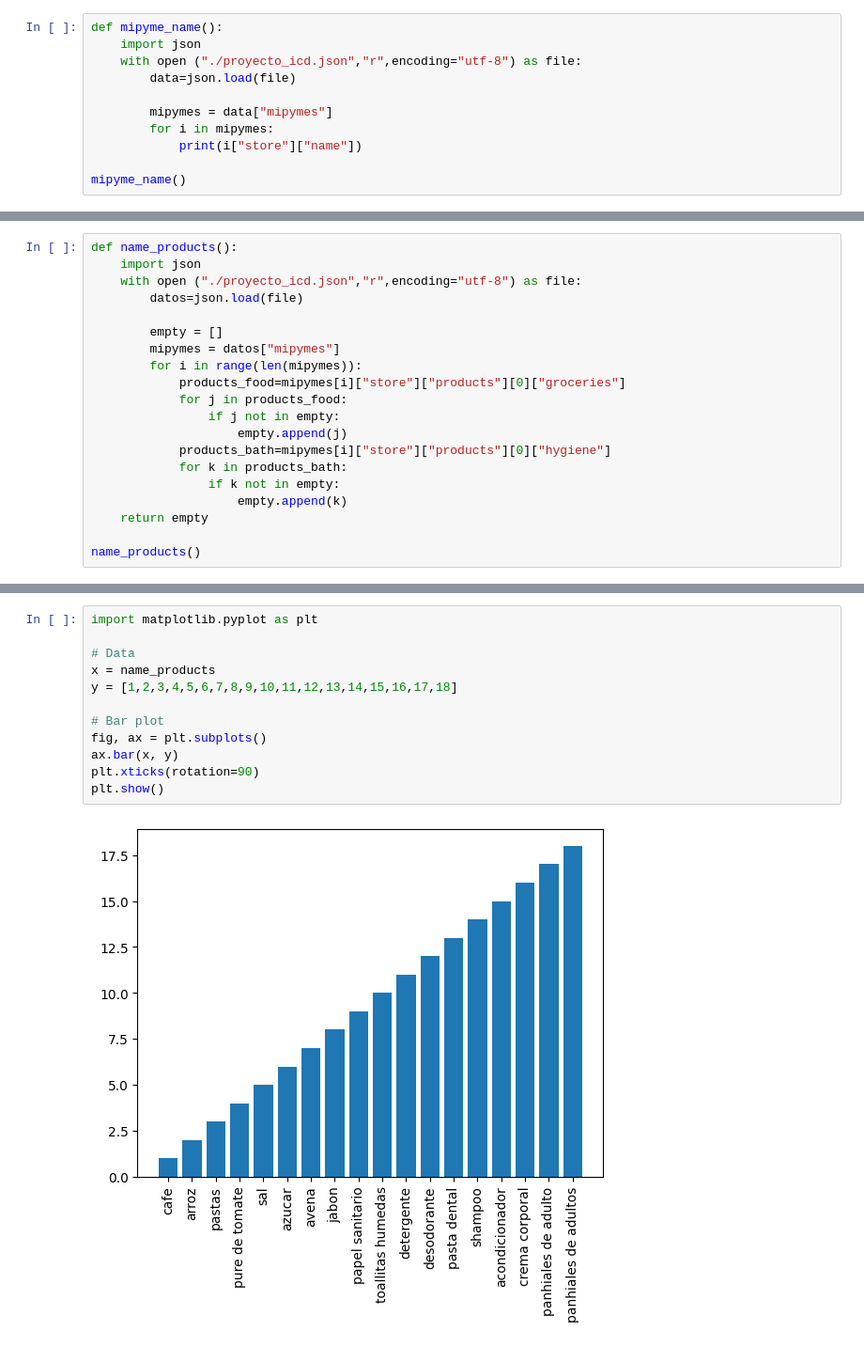
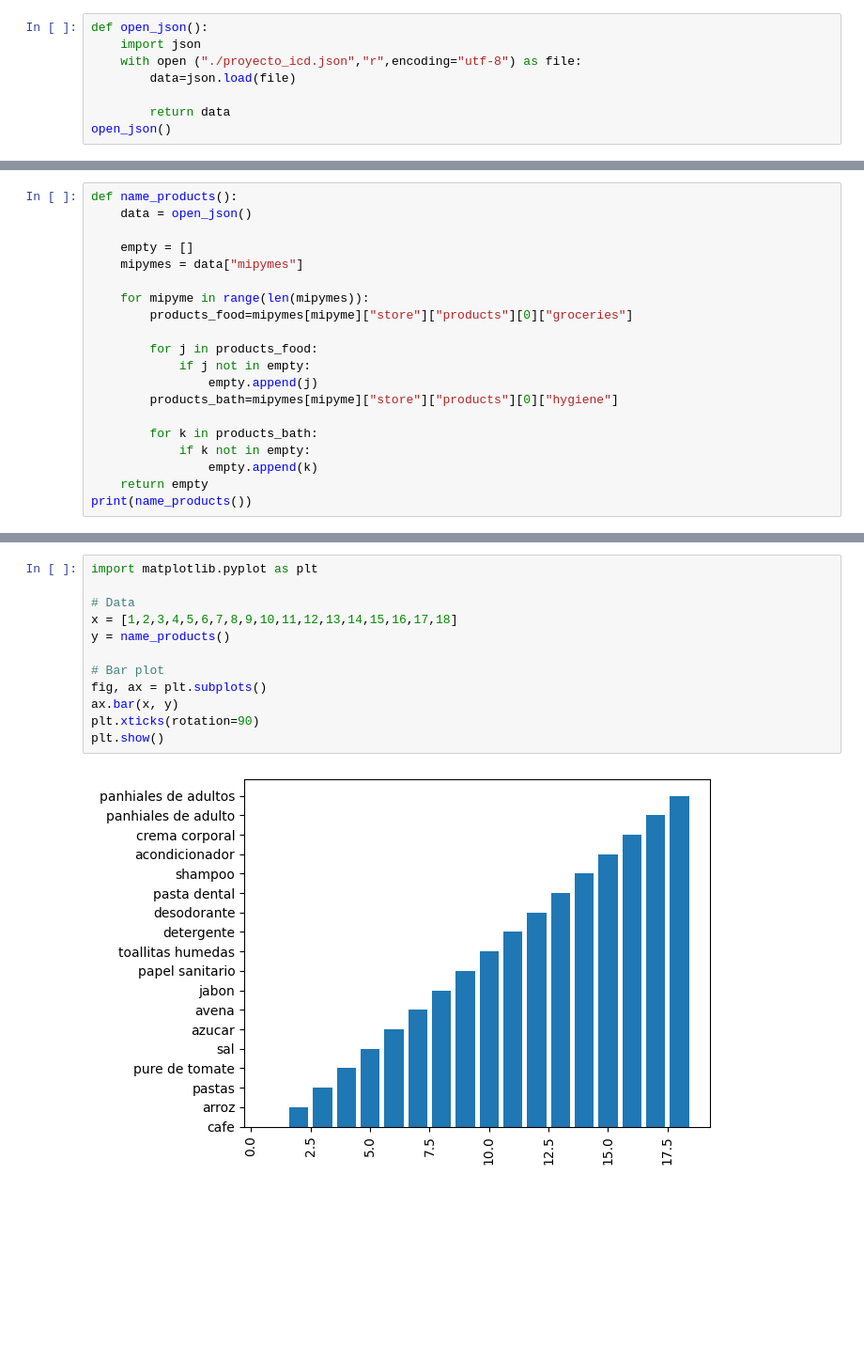
Before and after one commit to adrianafonss306/Economic-Analitic, a Jupyter notebook: proyect_modules.ipynb, the cells around one changed output, grey strips where cells are left out. Shown at 94% size. Cells and saved outputs as stored; diff of their text form; blank space fills up the shorter version.

```diff
--- a/proyect_modules.ipynb
+++ b/proyect_modules.ipynb
@@ -1,11 +1,8 @@
 # %%
-def mipyme_name():
+def open_json():
     import json
     with open ("./proyecto_icd.json","r",encoding="utf-8") as file:
         data=json.load(file)
 
-        mipymes = data["mipymes"]
-        for i in mipymes:
-            print(i["store"]["name"])
-
-mipyme_name()
+        return data
+open_json()
@@ -22,21 +9,21 @@ mipyme_amount()
 # %%
 def name_products():
-    import json
-    with open ("./proyecto_icd.json","r",encoding="utf-8") as file:
-        datos=json.load(file)
+    data = open_json()
 
-        empty = []
-        mipymes = datos["mipymes"]
-        for i in range(len(mipymes)):
-            products_food=mipymes[i]["store"]["products"][0]["groceries"]
-            for j in products_food:
-                if j not in empty:
-                    empty.append(j)
-            products_bath=mipymes[i]["store"]["products"][0]["hygiene"]
-            for k in products_bath:
-                if k not in empty:
-                    empty.append(k)
+    empty = []
+    mipymes = data["mipymes"]
+
+    for mipyme in range(len(mipymes)):
+        products_food=mipymes[mipyme]["store"]["products"][0]["groceries"]
+
+        for j in products_food:
+            if j not in empty:
+                empty.append(j)
+        products_bath=mipymes[mipyme]["store"]["products"][0]["hygiene"]
+
+        for k in products_bath:
+            if k not in empty:
+                empty.append(k)
     return empty
-
-name_products()
+print(name_products())
 # %% [output]
@@ -92,14 +252,14 @@ with open("./proyecto_icd.json","r", encoding = "utf-8") as file:
 # %%
 import matplotlib.pyplot as plt
 
 # Data
-x = name_products
-y = [1,2,3,4,5,6,7,8,9,10,11,12,13,14,15,16,17,18]
+x = [1,2,3,4,5,6,7,8,9,10,11,12,13,14,15,16,17,18]
+y = name_products()
 
 # Bar plot
 fig, ax = plt.subplots()
 ax.bar(x, y)
 plt.xticks(rotation=90)
 plt.show()
 # %% [output]
-[figure, old version]
+[figure, new version]
```
Also changed, not shown: parts of 11 cells of this notebook, 3 other files.
